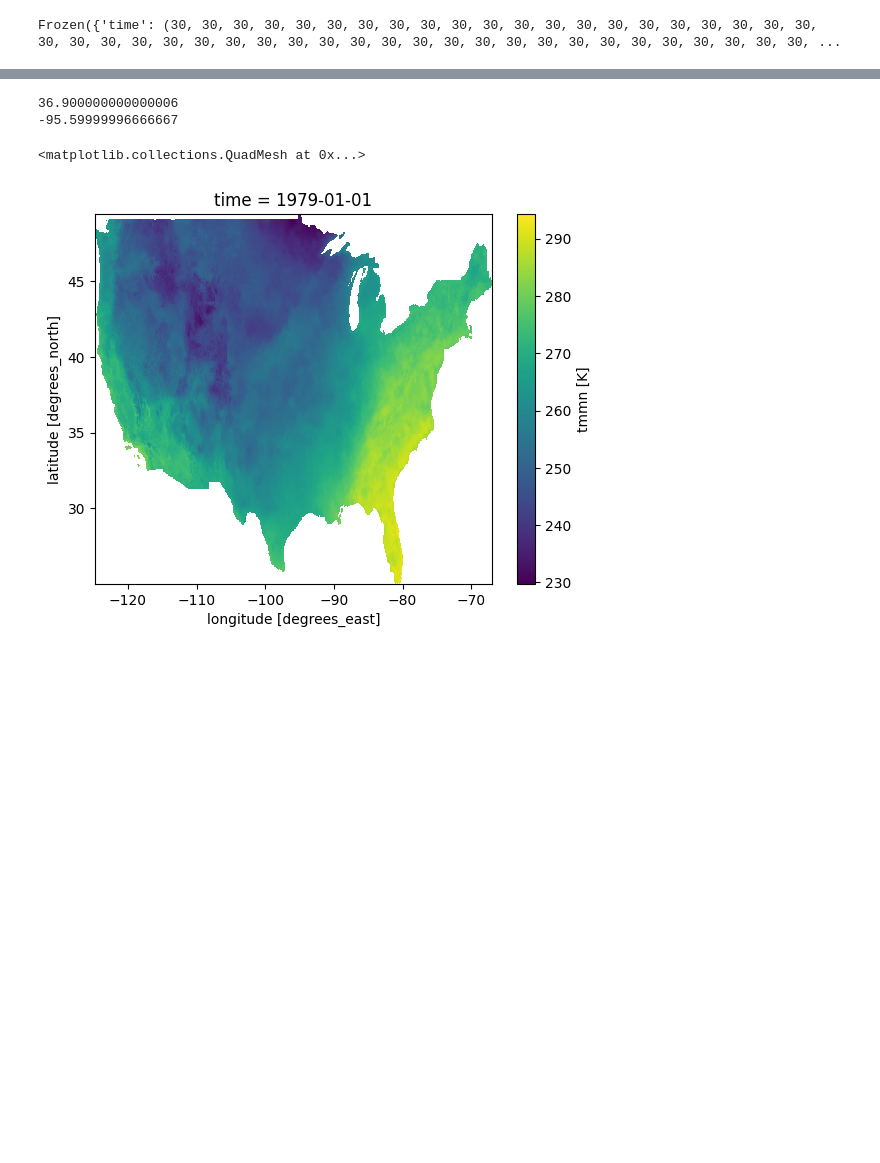
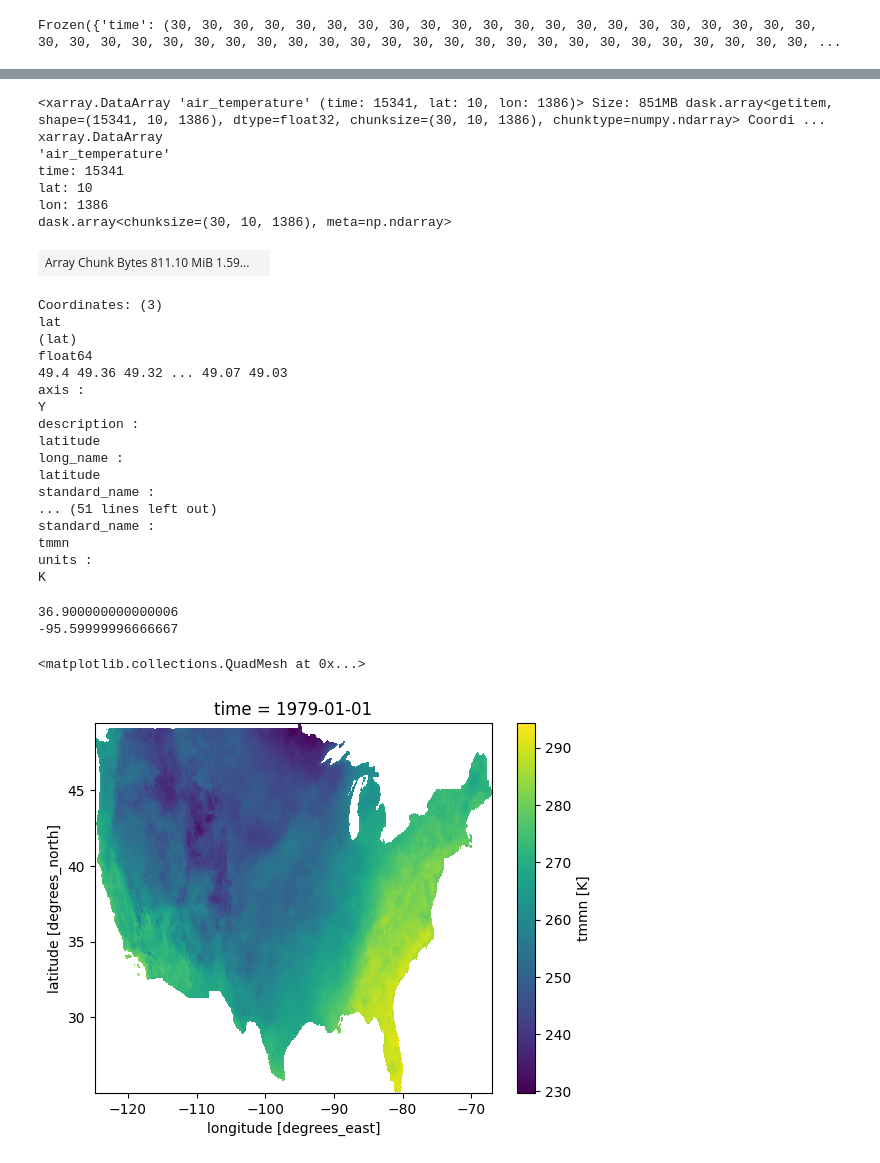
Before and after one commit to BOYSABIO/Huckleberry-Habitat-Suitability-Model, a Jupyter notebook: notebooks/test.ipynb, the cells around one changed output, grey strips where cells are left out. Drawn from its saved outputs; the diff is of its cells as text; code cells hidden in the pictures; blank space fills up the shorter version.

Commit message:
Xarray research & documentation update

```diff
--- a/notebooks/test.ipynb
+++ b/notebooks/test.ipynb
@@ -71,3 +121,31 @@ Frozen({'time': (30, 30, 30, 30, 30, 30, 30, 30, 30, 30, 30, 30, 30, 30, 30, 30,
+# %%
+ds.air_temperature.isel(lat=slice(10))
+# %% [output]
+<xarray.DataArray 'air_temperature' (time: 15341, lat: 10, lon: 1386)> Size: 851MB dask.array<getitem, shape=(15341, 10, 1386), dtype=float32, chunksize=(30, 10, 1386), chunktype=numpy.ndarray> Coordi ...
+xarray.DataArray
+'air_temperature'
+time: 15341
+lat: 10
+lon: 1386
+dask.array<chunksize=(30, 10, 1386), meta=np.ndarray>
+| Array Chunk Bytes 811.10 MiB 1.59... |  |
+Coordinates: (3)
+lat
+(lat)
+float64
+49.4 49.36 49.32 ... 49.07 49.03
+axis :
+Y
+description :
+latitude
+long_name :
+latitude
+standard_name :
+... (51 lines left out)
+standard_name :
+tmmn
+units :
+K
 # %%
 # Find closest lat/lon indices manually
 print(ds.lat.values[300])  # See approx lat
```
Also changed, not shown: parts of 4 cells of this notebook, 7 other files.
